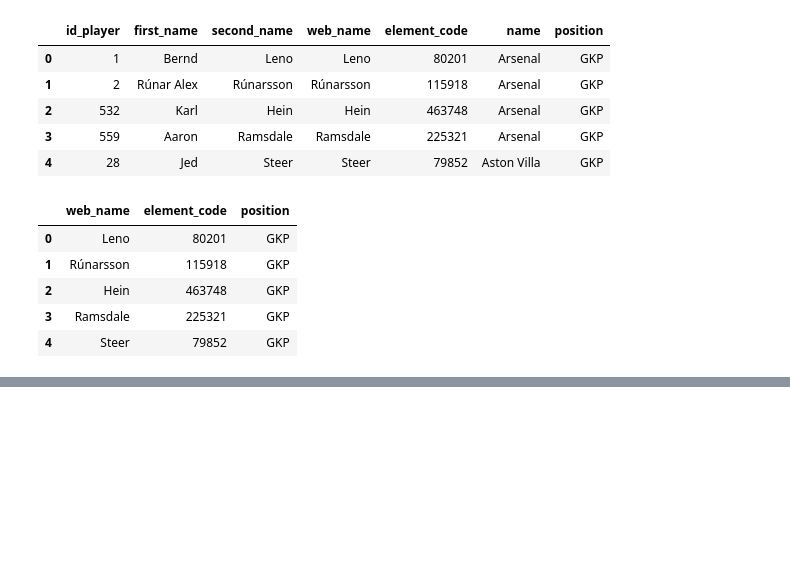
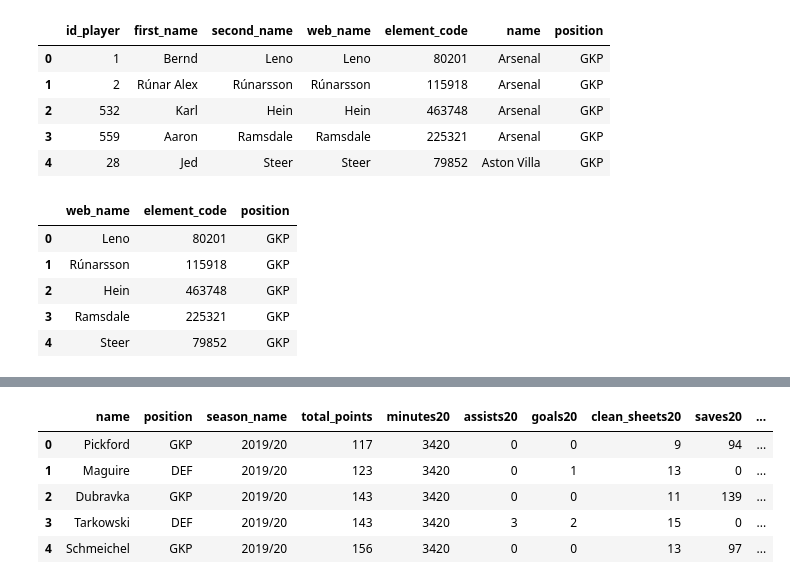
Before and after one commit to dylanomeara95/Repos, a Jupyter notebook: FPL_Data_Complete.ipynb, the cells around one changed output, grey strips where cells are left out. Cells and saved outputs as stored; diff of their text form; code cells hidden in the pictures; blank space fills up the shorter version.

```diff
--- a/FPL_Data_Complete.ipynb
+++ b/FPL_Data_Complete.ipynb
@@ -202,0 +352,6 @@ players.head()
+# %%
+# rename columns on exp stats df to align and differentiate with fpl points df
+exp_stats1819=exp_stats1819.rename(
+columns={'team':'team19','minutes_played': 'minutes19', 'expected_goals':'exp_goals19', 'non_pen_ex_goals':'non_pen_exp_goals19', 'expected_assists': 'exp_assists19'})
+
+exp_stats1819.head()
@@ -202,0 +365,22 @@ players.head()
+# %%
+# sort dfs by minutes so I can drop duplicates with less minutes. this will allow me to merge them as it messed the formatting before
+exp_stats1819=exp_stats1819.sort_values(by=['minutes19'], ascending=False)
+
+points_1920=points_1920.sort_values(by=['minutes20'], ascending=False)
+# %%
+# drop duplicates to allow for merging
+exp_stats1819 = exp_stats1819.drop_duplicates(subset=['name'], keep='first')
+
+points_1920=points_1920.drop_duplicates(subset=['name'], keep='first')
+# %%
+# join player name to points df
+complete_stats = points_1920.merge(exp_stats1819)
+# %%
+complete_stats.head()
+# %% [output]
+|  | name | position | season_name | total_points | minutes20 | assists20 | goals20 | clean_sheets20 | saves20 | ... |
+| 0 | Pickford | GKP | 2019/20 | 117 | 3420 | 0 | 0 | 9 | 94 | ... |
+| 1 | Maguire | DEF | 2019/20 | 123 | 3420 | 0 | 1 | 13 | 0 | ... |
+| 2 | Dubravka | GKP | 2019/20 | 143 | 3420 | 0 | 0 | 11 | 139 | ... |
+| 3 | Tarkowski | DEF | 2019/20 | 143 | 3420 | 3 | 2 | 15 | 0 | ... |
+| 4 | Schmeichel | GKP | 2019/20 | 156 | 3420 | 0 | 0 | 13 | 97 | ... |
```
Also changed, not shown: parts of 11 cells of this notebook.
